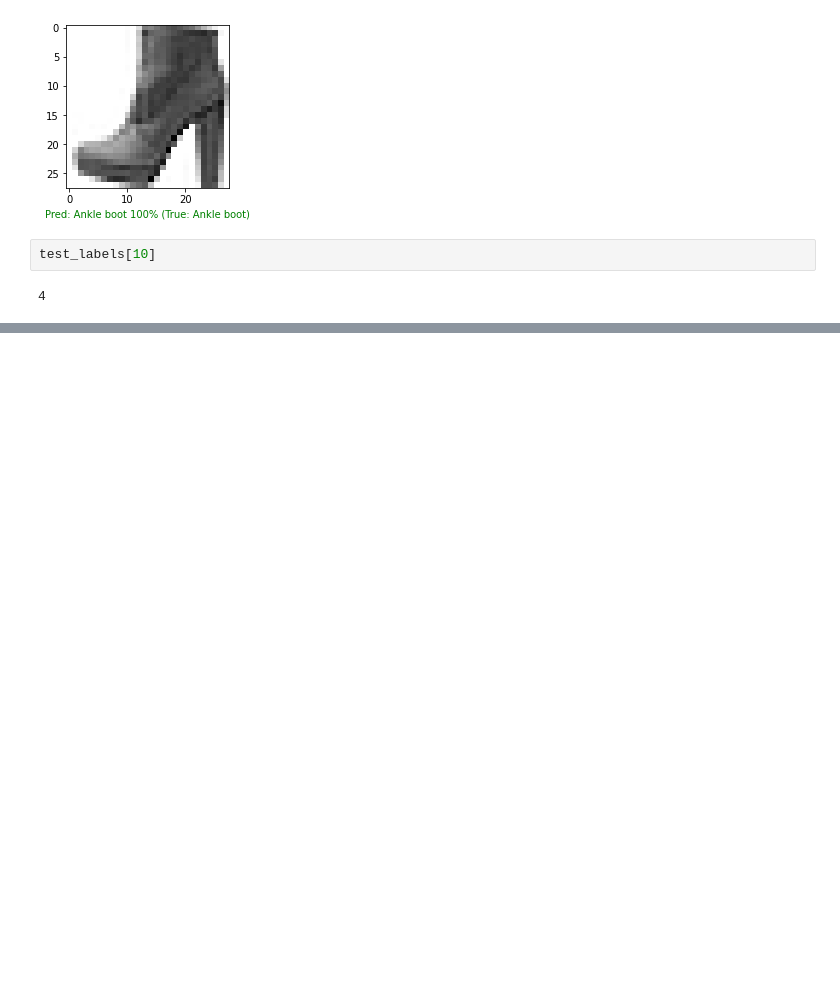
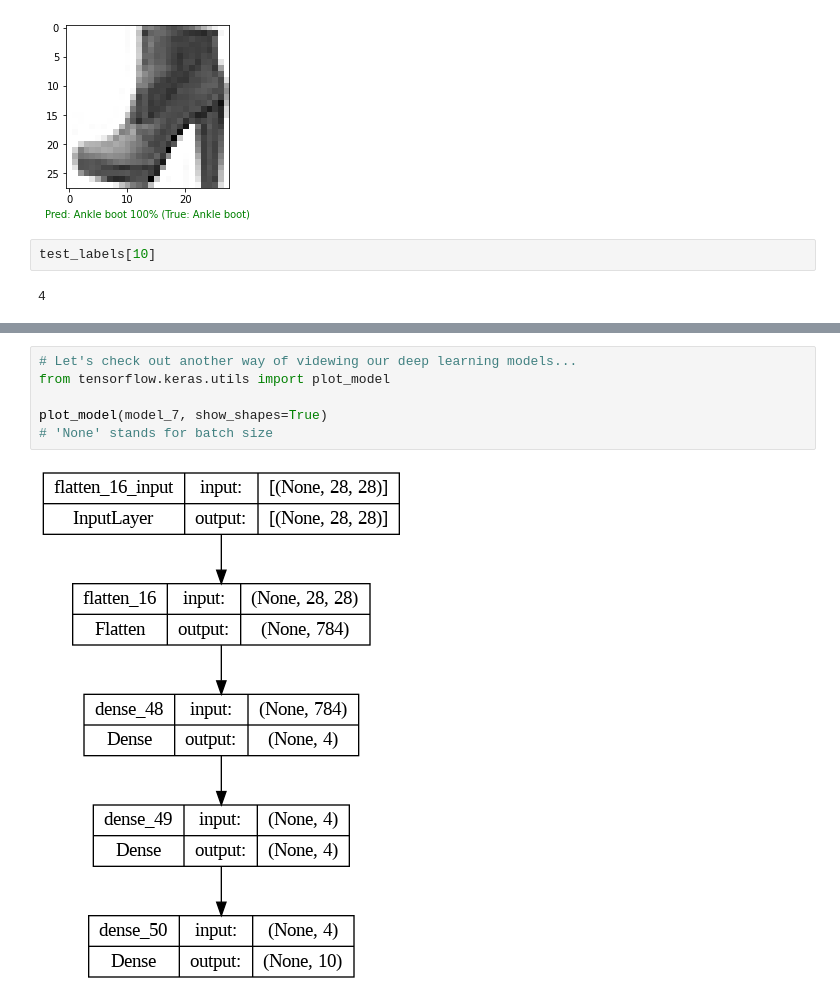
Before and after one commit to ucheokechukwu/ml_tensorflow_deeplearning, a Jupyter notebook: 02_neural_network_classification_with_tensorflow_multi_class_classification.ipynb, the cells around one changed output, grey strips where cells are left out. Drawn from its saved outputs; the diff is of its cells as text; blank space fills up the shorter version.

```diff
--- a/02_neural_network_classification_with_tensorflow_multi_class_classification.ipynb
+++ b/02_neural_network_classification_with_tensorflow_multi_class_classification.ipynb
@@ -640,0 +732,8 @@ test_labels[10]
+# %%
+# Let's check out another way of videwing our deep learning models...
+from tensorflow.keras.utils import plot_model
+
+plot_model(model_7, show_shapes=True)
+# 'None' stands for batch size
+# %% [output]
+[figure, added]
```
Also changed, not shown: parts of 12 cells of this notebook.
